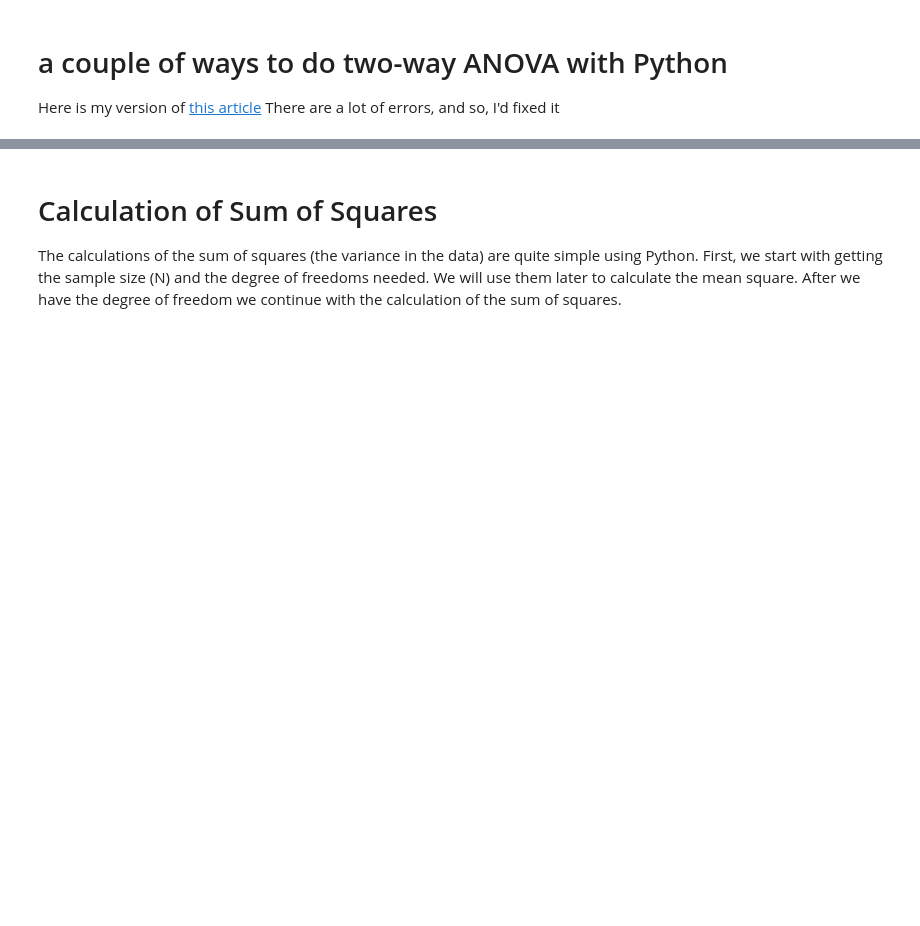
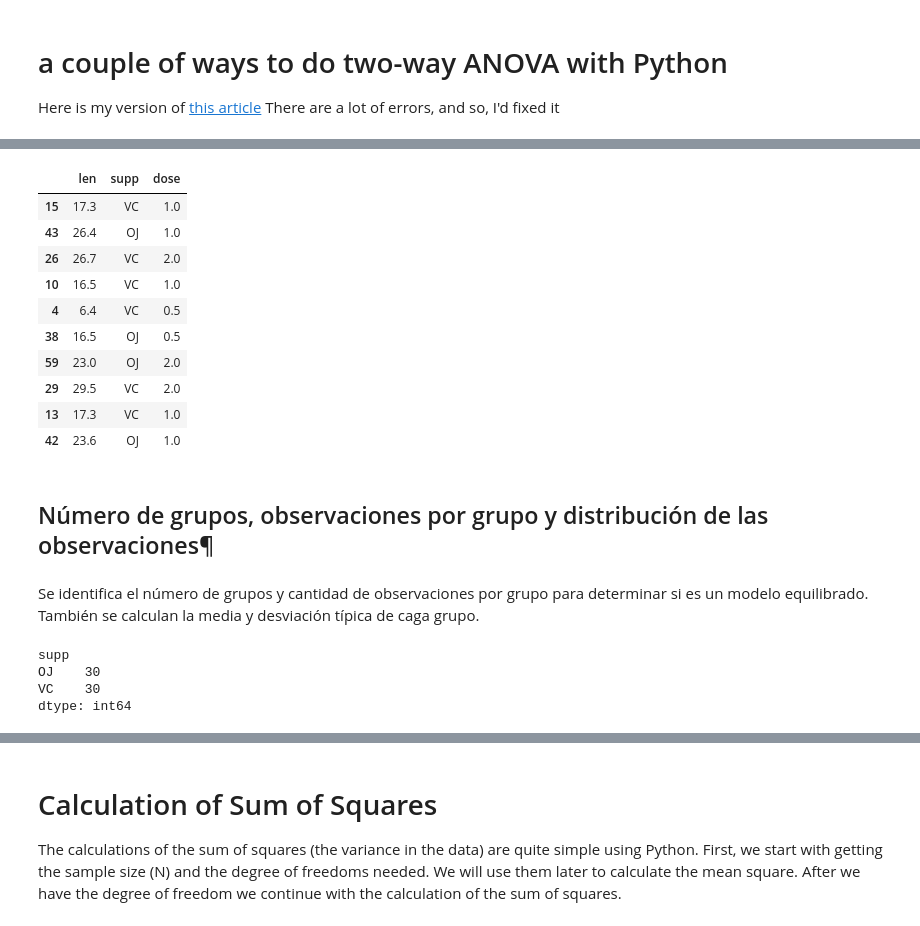
Before and after one commit to diefergil/mlcourse.ai, a Jupyter notebook: jupyter_english/tutorials/two-way-anova-with-python.ipynb, the cells around one changed output, grey strips where cells are left out. Saved outputs shown, nothing was run; the diff lists cells and outputs as text; code cells hidden in the pictures; blank space fills up the shorter version.

```diff
--- a/jupyter_english/tutorials/two-way-anova-with-python.ipynb
+++ b/jupyter_english/tutorials/two-way-anova-with-python.ipynb
@@ -13,4 +75,28 @@ from scipy import stats
 # %%
 datafile = "../../data/ToothGrowth.csv"
-data = pd.read_csv(datafile)
+data = pd.read_csv(datafile).drop("Unnamed: 0", axis=1)
 data.sample(10)
+# %% [output]
+|  | len | supp | dose |
+| 15 | 17.3 | VC | 1.0 |
+| 43 | 26.4 | OJ | 1.0 |
+| 26 | 26.7 | VC | 2.0 |
+| 10 | 16.5 | VC | 1.0 |
+| 4 | 6.4 | VC | 0.5 |
+| 38 | 16.5 | OJ | 0.5 |
+| 59 | 23.0 | OJ | 2.0 |
+| 29 | 29.5 | VC | 2.0 |
+| 13 | 17.3 | VC | 1.0 |
+| 42 | 23.6 | OJ | 1.0 |
+# %% [markdown]
+## Número de grupos, observaciones por grupo y distribución de las observaciones¶
+# %% [markdown]
+Se identifica el número de grupos y cantidad de observaciones por grupo para determinar si es un modelo equilibrado. También se calculan la media y desviación típica de caga grupo.
+# %%
+# Número de observaciones por grupo
+data.groupby("supp").size()
+# %% [output]
+supp
+OJ    30
+VC    30
+dtype: int64
```
Also changed, not shown: parts of 32 cells of this notebook.
